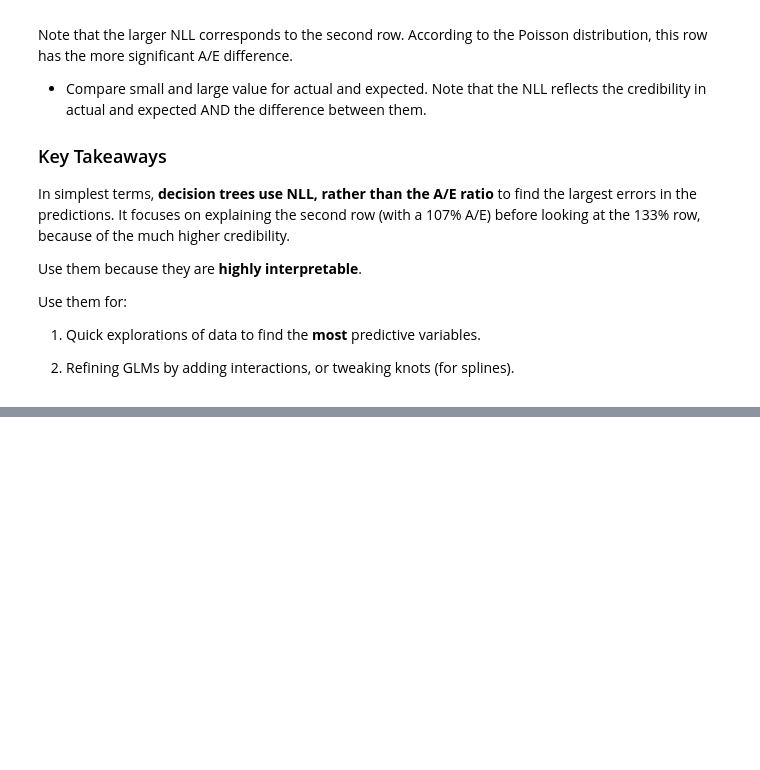
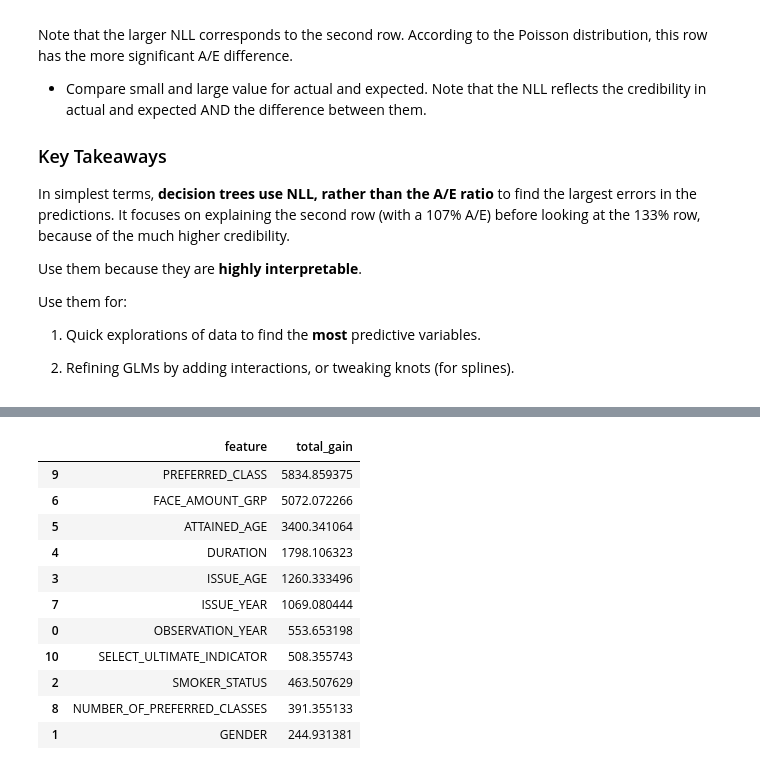
Before and after one commit to mma-fsa/data-examples, a Jupyter notebook: src/analysis/1_seriatim_data_analysis.ipynb, the cells around one changed output, grey strips where cells are left out. Saved outputs shown, nothing was run; the diff lists cells and outputs as text; code cells hidden in the pictures; blank space fills up the shorter version.

```diff
--- a/src/analysis/1_seriatim_data_analysis.ipynb
+++ b/src/analysis/1_seriatim_data_analysis.ipynb
@@ -186,0 +321,24 @@ Use them for:
+# %%
+# early-stopping will prevent us from reaching this, but we should set an upper-limit
+XGB_MAX_TREES = 1000
+
+xgb_params = {
+    "objective": "count:poisson",
+    "tree_method": "hist",
+    # these are the main hyperparameters, but there are MANY more not listed here.
+    "eta": 0.1,
+    "gamma": 1,
+    "max_depth": 3,
+    "subsample": 0.8,
+    "colsample_bytree":0.75
+}
+
+# perform training
+xgb_model = xgb.train(
+    xgb_params,
+    xgb_train,
+    XGB_MAX_TREES,
+    evals=[(xgb_test, "test")],
+    verbose_eval=25, # print training progress every 25 trees
+    early_stopping_rounds=10,
+)
@@ -186,0 +363,21 @@ Use them for:
+# %%
+import pandas as pd
+
+# one way of calculating feature importance
+pd.DataFrame(
+    xgb_model.get_score(importance_type="total_gain").items(),
+    columns=["feature", "total_gain"]
+).sort_values(by="total_gain", ascending=False)
+# %% [output]
+|  | feature | total_gain |
+| 9 | PREFERRED_CLASS | 5834.859375 |
+| 6 | FACE_AMOUNT_GRP | 5072.072266 |
+| 5 | ATTAINED_AGE | 3400.341064 |
+| 4 | DURATION | 1798.106323 |
+| 3 | ISSUE_AGE | 1260.333496 |
+| 7 | ISSUE_YEAR | 1069.080444 |
+| 0 | OBSERVATION_YEAR | 553.653198 |
+| 10 | SELECT_ULTIMATE_INDICATOR | 508.355743 |
+| 2 | SMOKER_STATUS | 463.507629 |
+| 8 | NUMBER_OF_PREFERRED_CLASSES | 391.355133 |
+| 1 | GENDER | 244.931381 |
```
Also changed, not shown: parts of 19 cells of this notebook, 1 other file.
